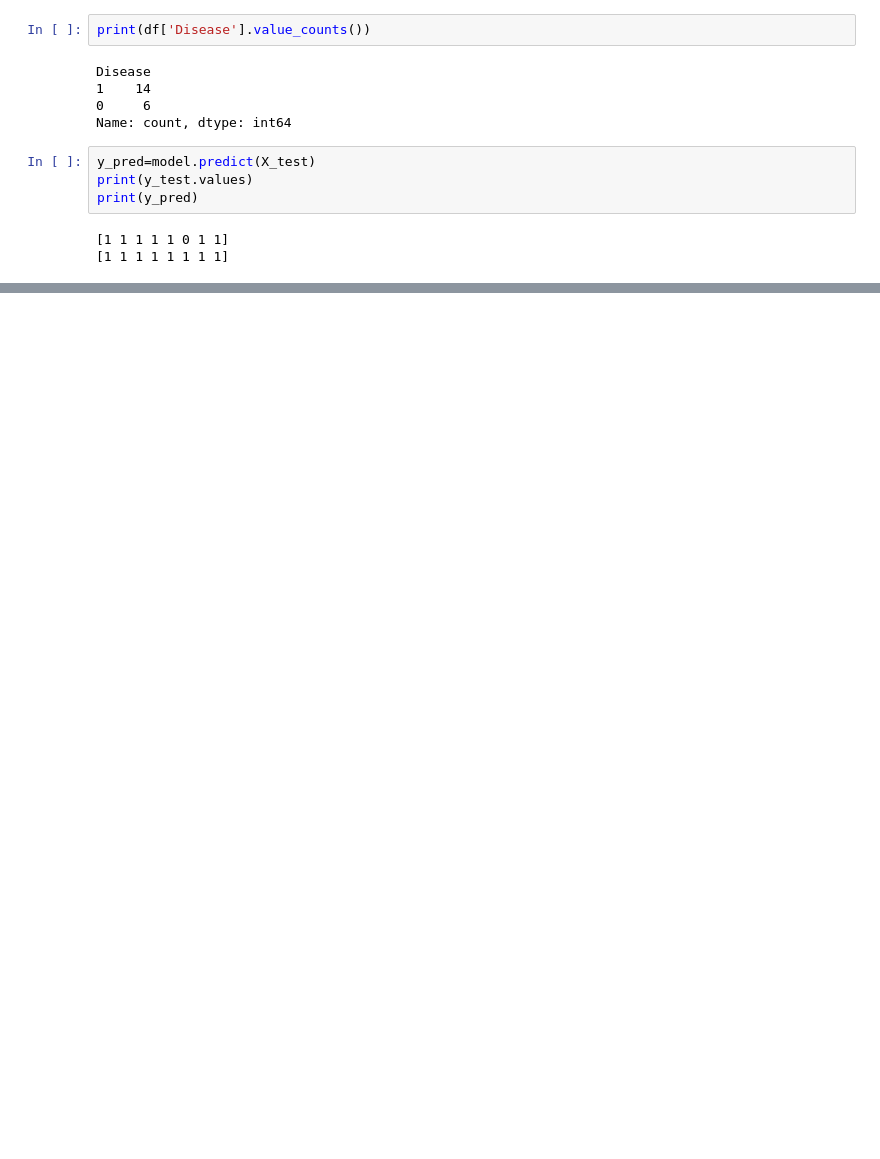
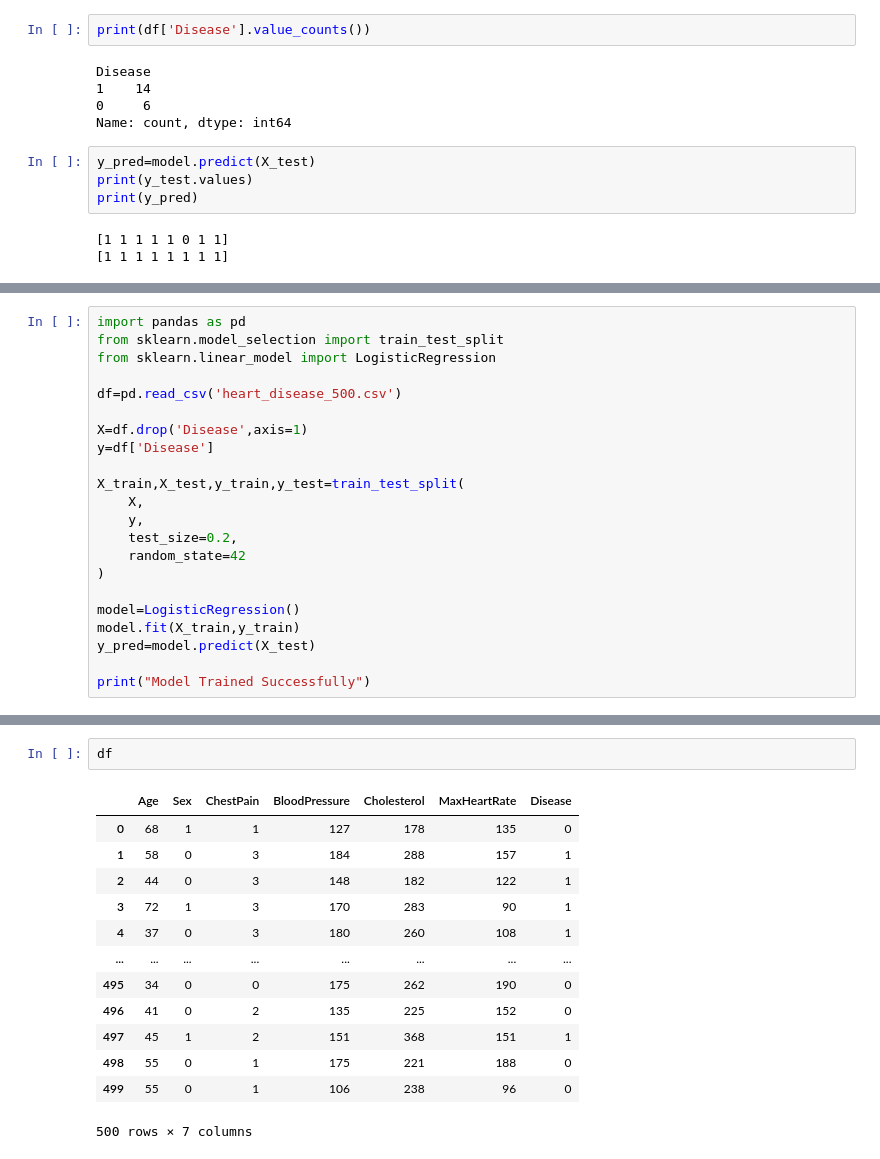
Before and after one commit to ghosh-vishnu/Python_Evening-AI-ML-5-30-PM, a Jupyter notebook: first_model.ipynb, the cells around one changed output, grey strips where cells are left out. Cells and saved outputs as stored; diff of their text form; blank space fills up the shorter version.

Commit message:
Logistic Regression Complete

```diff
--- a/first_model.ipynb
+++ b/first_model.ipynb
@@ -552,0 +574,22 @@ print(y_pred)
+# %%
+import pandas as pd
+from sklearn.model_selection import train_test_split
+from sklearn.linear_model import LogisticRegression
+
+df=pd.read_csv('heart_disease_500.csv')
+
+X=df.drop('Disease',axis=1)
+y=df['Disease']
+
+X_train,X_test,y_train,y_test=train_test_split(
+    X,
+    y,
+    test_size=0.2,
+    random_state=42
+)
+
+model=LogisticRegression()
+model.fit(X_train,y_train)
+y_pred=model.predict(X_test)
+
+print("Model Trained Successfully")
@@ -552,0 +640,16 @@ print(y_pred)
+# %%
+df
+# %% [output]
+|  | Age | Sex | ChestPain | BloodPressure | Cholesterol | MaxHeartRate | Disease |
+| 0 | 68 | 1 | 1 | 127 | 178 | 135 | 0 |
+| 1 | 58 | 0 | 3 | 184 | 288 | 157 | 1 |
+| 2 | 44 | 0 | 3 | 148 | 182 | 122 | 1 |
+| 3 | 72 | 1 | 3 | 170 | 283 | 90 | 1 |
+| 4 | 37 | 0 | 3 | 180 | 260 | 108 | 1 |
+| ... | ... | ... | ... | ... | ... | ... | ... |
+| 495 | 34 | 0 | 0 | 175 | 262 | 190 | 0 |
+| 496 | 41 | 0 | 2 | 135 | 225 | 152 | 0 |
+| 497 | 45 | 1 | 2 | 151 | 368 | 151 | 1 |
+| 498 | 55 | 0 | 1 | 175 | 221 | 188 | 0 |
+| 499 | 55 | 0 | 1 | 106 | 238 | 96 | 0 |
+500 rows × 7 columns
```
Also changed, not shown: parts of 32 cells of this notebook.
